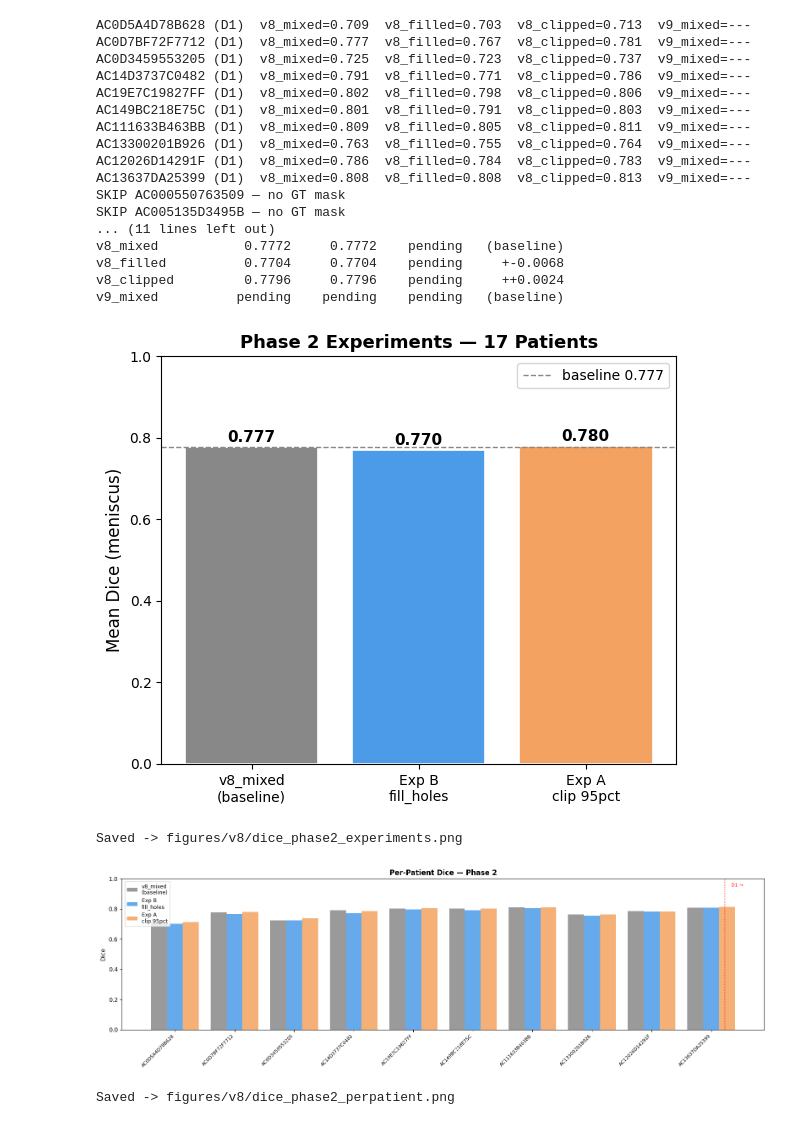
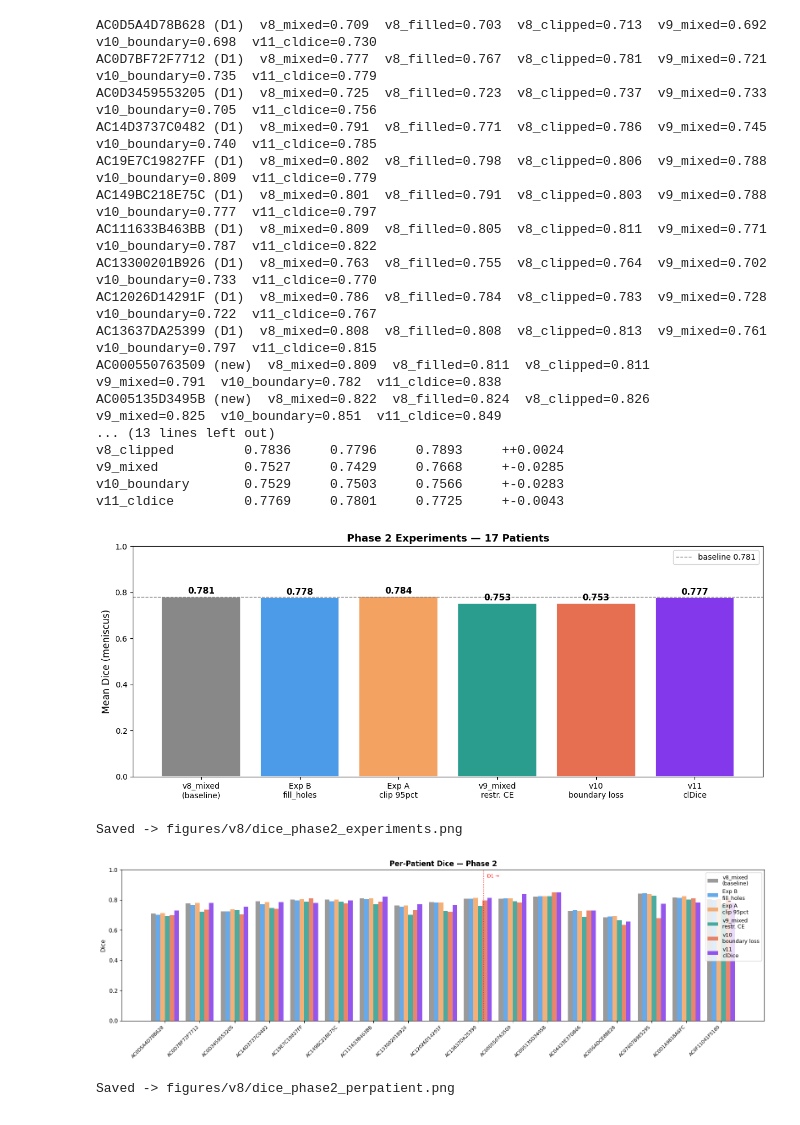
Before and after one commit to anshikabajpai23/RegGAN_domain_adaptation_v2, a Jupyter notebook: notebooks/analysis_phase2_experiments.ipynb, the cells around one changed output. Saved outputs shown, nothing was run; the diff lists cells and outputs as text; code cells hidden in the pictures.

```diff
--- a/notebooks/analysis_phase2_experiments.ipynb
+++ b/notebooks/analysis_phase2_experiments.ipynb
@@ -25,14 +25,16 @@ RES  = f"{BASE}/results"
 RES_FINAL = f"{BASE}/results/final_results"
 
 GT_DIR_D1  = "/Users/anshikabajpai/Desktop/AImed-lab/SEGMENTATIONS/PD-segmentations-final"
-GT_DIR_NEW = "/Users/anshikabajpai/Downloads/segmentations"
+GT_DIR_NEW = "/Users/anshikabajpai/Downloads/final-segmentations"   # fixed path
 
 # Prediction dirs — missing dirs are skipped automatically
 PRED_DIRS = {
-    "v8_mixed"  : f"{RES_FINAL}/real_pd_predictions_v8_mixed",    # baseline
-    "v8_filled" : f"{RES}/real_pd_predictions_v8_filled",          # Exp B
-    "v8_clipped": f"{RES_FINAL}/real_pd_predictions_v8_clipped",   # Exp A (BigRed)
-    "v9_mixed"  : f"{RES_FINAL}/real_pd_predictions_v9_mixed",     # v9   (BigRed)
+    "v8_mixed"      : f"{RES_FINAL}/real_pd_predictions_v8_mixed",      # baseline
+    "v8_filled"     : f"{RES}/real_pd_predictions_v8_filled",            # Exp B
+    "v8_clipped"    : f"{RES_FINAL}/real_pd_predictions_v8_clipped",     # Exp A
+    "v9_mixed"      : f"{RES_FINAL}/real_pd_predictions_v9_mixed",       # restr. CE
+    "v10_boundary"  : f"{RES_FINAL}/real_pd_predictions_v10_boundary",   # boundary loss
+    "v11_cldice"    : f"{RES_FINAL}/real_pd_predictions_v11_cldice",     # clDice loss
 }
 
 D1_PATIENTS = [
@@ -49,7 +51,7 @@ ALL_PATIENTS = D1_PATIENTS + NEW_PATIENTS
 # Show which experiments are ready
 for name, path in PRED_DIRS.items():
     n = len(glob.glob(os.path.join(path, '*.nii.gz'))) if os.path.isdir(path) else 0
-    status = f"{n} files" if n > 0 else "NOT READY"
-    print(f"  {name:<14}: {status}  ({path})")
+    status = f"{n} files" if n > 0 else "NOT READY (pending SCP)"
+    print(f"  {name:<16}: {status}")
 print(f"\nTotal patients: {len(ALL_PATIENTS)}  (D1={len(D1_PATIENTS)}, new={len(NEW_PATIENTS)})")
 # %% [output]
@@ -183,60 +182,64 @@ for rn in run_names:
     n_str = f"{n:.4f}" if not np.isnan(n) else "pending"
     print(f"{rn:<16} {a_str:>8} {d_str:>10} {n_str:>10} {delta:>12}")
 # %% [output]
-AC0D5A4D78B628 (D1)  v8_mixed=0.709  v8_filled=0.703  v8_clipped=0.713  v9_mixed=---
-AC0D7BF72F7712 (D1)  v8_mixed=0.777  v8_filled=0.767  v8_clipped=0.781  v9_mixed=---
-AC0D3459553205 (D1)  v8_mixed=0.725  v8_filled=0.723  v8_clipped=0.737  v9_mixed=---
-AC14D3737C0482 (D1)  v8_mixed=0.791  v8_filled=0.771  v8_clipped=0.786  v9_mixed=---
-AC19E7C19827FF (D1)  v8_mixed=0.802  v8_filled=0.798  v8_clipped=0.806  v9_mixed=---
-AC149BC218E75C (D1)  v8_mixed=0.801  v8_filled=0.791  v8_clipped=0.803  v9_mixed=---
-AC111633B463BB (D1)  v8_mixed=0.809  v8_filled=0.805  v8_clipped=0.811  v9_mixed=---
-AC13300201B926 (D1)  v8_mixed=0.763  v8_filled=0.755  v8_clipped=0.764  v9_mixed=---
-AC12026D14291F (D1)  v8_mixed=0.786  v8_filled=0.784  v8_clipped=0.783  v9_mixed=---
-AC13637DA25399 (D1)  v8_mixed=0.808  v8_filled=0.808  v8_clipped=0.813  v9_mixed=---
-SKIP AC000550763509 — no GT mask
-SKIP AC005135D3495B — no GT mask
-... (11 lines left out)
-v8_mixed           0.7772     0.7772    pending   (baseline)
-v8_filled          0.7704     0.7704    pending     +-0.0068
-v8_clipped         0.7796     0.7796    pending     ++0.0024
-v9_mixed          pending    pending    pending   (baseline)
+AC0D5A4D78B628 (D1)  v8_mixed=0.709  v8_filled=0.703  v8_clipped=0.713  v9_mixed=0.692  v10_boundary=0.698  v11_cldice=0.730
+AC0D7BF72F7712 (D1)  v8_mixed=0.777  v8_filled=0.767  v8_clipped=0.781  v9_mixed=0.721  v10_boundary=0.735  v11_cldice=0.779
+AC0D3459553205 (D1)  v8_mixed=0.725  v8_filled=0.723  v8_clipped=0.737  v9_mixed=0.733  v10_boundary=0.705  v11_cldice=0.756
+AC14D3737C0482 (D1)  v8_mixed=0.791  v8_filled=0.771  v8_clipped=0.786  v9_mixed=0.745  v10_boundary=0.740  v11_cldice=0.785
+AC19E7C19827FF (D1)  v8_mixed=0.802  v8_filled=0.798  v8_clipped=0.806  v9_mixed=0.788  v10_boundary=0.809  v11_cldice=0.779
+AC149BC218E75C (D1)  v8_mixed=0.801  v8_filled=0.791  v8_clipped=0.803  v9_mixed=0.788  v10_boundary=0.777  v11_cldice=0.797
+AC111633B463BB (D1)  v8_mixed=0.809  v8_filled=0.805  v8_clipped=0.811  v9_mixed=0.771  v10_boundary=0.787  v11_cldice=0.822
+AC13300201B926 (D1)  v8_mixed=0.763  v8_filled=0.755  v8_clipped=0.764  v9_mixed=0.702  v10_boundary=0.733  v11_cldice=0.770
+AC12026D14291F (D1)  v8_mixed=0.786  v8_filled=0.784  v8_clipped=0.783  v9_mixed=0.728  v10_boundary=0.722  v11_cldice=0.767
+AC13637DA25399 (D1)  v8_mixed=0.808  v8_filled=0.808  v8_clipped=0.813  v9_mixed=0.761  v10_boundary=0.797  v11_cldice=0.815
+AC000550763509 (new)  v8_mixed=0.809  v8_filled=0.811  v8_clipped=0.811  v9_mixed=0.791  v10_boundary=0.782  v11_cldice=0.838
+AC005135D3495B (new)  v8_mixed=0.822  v8_filled=0.824  v8_clipped=0.826  v9_mixed=0.825  v10_boundary=0.851  v11_cldice=0.849
+... (13 lines left out)
+v8_clipped         0.7836     0.7796     0.7893     ++0.0024
+v9_mixed           0.7527     0.7429     0.7668     +-0.0285
+v10_boundary       0.7529     0.7503     0.7566     +-0.0283
+v11_cldice         0.7769     0.7801     0.7725     +-0.0043
 # %%
 # ── Bar chart ──────────────────────────────────────────────────────────────
 COLORS = {
-    "v8_mixed"  : "#888888",
-    "v8_filled" : "#4C9BE8",
-    "v8_clipped": "#F4A261",
-    "v9_mixed"  : "#2A9D8F",
+    "v8_mixed"      : "#888888",
+    "v8_filled"     : "#4C9BE8",
+    "v8_clipped"    : "#F4A261",
+    "v9_mixed"      : "#2A9D8F",
+    "v10_boundary"  : "#E76F51",
+    "v11_cldice"    : "#8338EC",
 }
 LABELS = {
-    "v8_mixed"  : "v8_mixed\n(baseline)",
-    "v8_filled" : "Exp B\nfill_holes",
-    "v8_clipped": "Exp A\nclip 95pct",
-    "v9_mixed"  : "v9_mixed\nrestr. CE",
+    "v8_mixed"      : "v8_mixed\n(baseline)",
+    "v8_filled"     : "Exp B\nfill_holes",
+    "v8_clipped"    : "Exp A\nclip 95pct",
+    "v9_mixed"      : "v9_mixed\nrestr. CE",
+    "v10_boundary"  : "v10\nboundary loss",
+    "v11_cldice"    : "v11\nclDice",
 }
 
 ready = [rn for rn in run_names if not np.isnan(means_all[rn])]
 vals  = [means_all[rn] for rn in ready]
 cols  = [COLORS[rn] for rn in ready]
 labs  = [LABELS[rn] for rn in ready]
 
 fig, ax = plt.subplots(figsize=(max(5, len(ready)*2), 5))
 bars = ax.bar(labs, vals, color=cols, edgecolor="white", linewidth=1.2)
 for bar, val in zip(bars, vals):
     ax.text(bar.get_x() + bar.get_width()/2, val + 0.005, f"{val:.3f}",
             ha="center", va="bottom", fontsize=11, fontweight="bold")
 ax.axhline(baseline_all, color="#888888", linestyle="--", linewidth=1, label=f"baseline {baseline_all:.3f}")
 ax.set_ylim(0, 1.0)
 ax.set_ylabel("Mean Dice (meniscus)", fontsize=12)
 ax.set_title("Phase 2 Experiments — 17 Patients", fontsize=13, fontweight="bold")
 ax.legend(fontsize=10)
 plt.tight_layout()
 os.makedirs(f"{BASE}/figures/v8", exist_ok=True)
 plt.savefig(f"{BASE}/figures/v8/dice_phase2_experiments.png", dpi=150, bbox_inches="tight")
 plt.show()
 print("Saved -> figures/v8/dice_phase2_experiments.png")
 # %% [output]
-[figure, old version]
+[figure, new version]
 Saved -> figures/v8/dice_phase2_experiments.png
 # %%
 # ── Per-patient comparison (ready experiments only) ─────────────────────────
@@ -263,5 +266,5 @@ plt.savefig(f"{BASE}/figures/v8/dice_phase2_perpatient.png", dpi=150, bbox_inche
 plt.show()
 print("Saved -> figures/v8/dice_phase2_perpatient.png")
 # %% [output]
-[figure, old version]
+[figure, new version]
 Saved -> figures/v8/dice_phase2_perpatient.png
```
Also changed, not shown: parts of 3 cells of this notebook, 4 other files.
